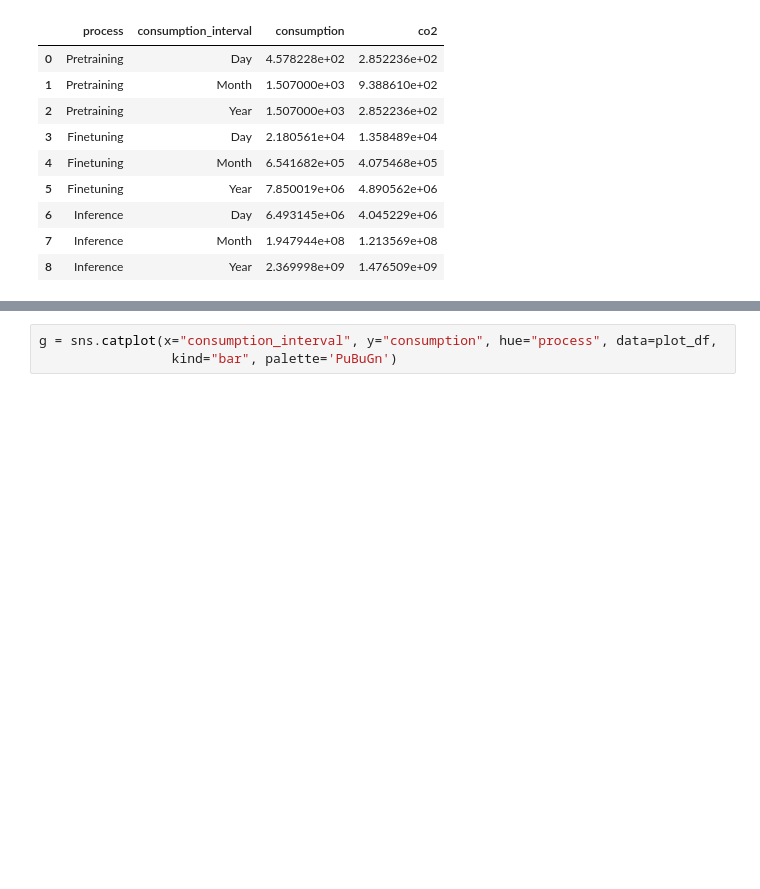
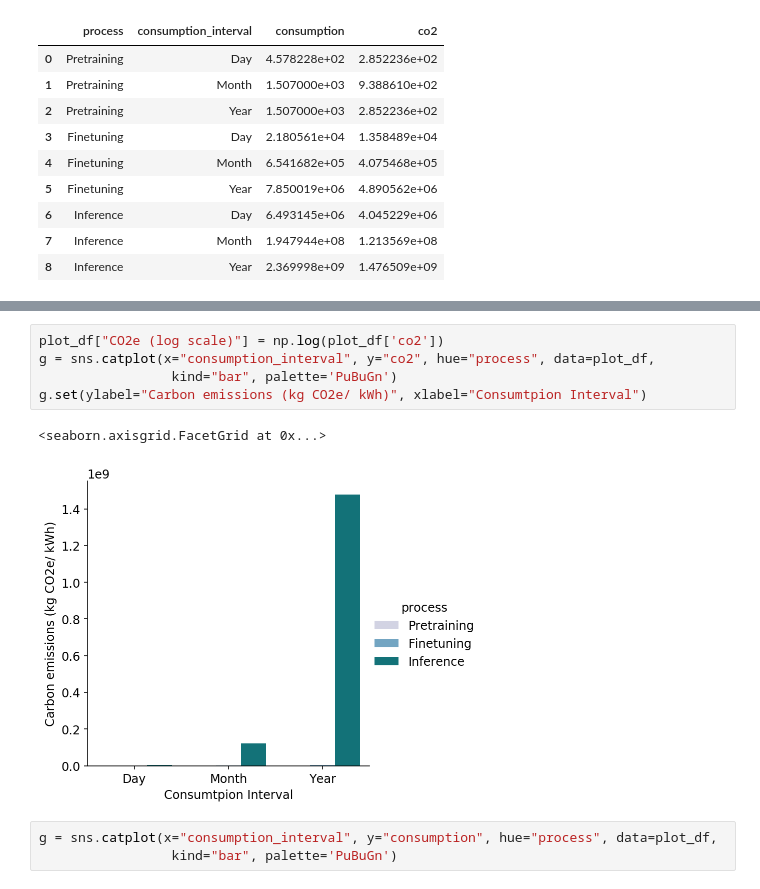
Before and after one commit to MScDissertation/NLP, a Jupyter notebook: InferencePowerMonitor.ipynb, the cells around one changed output, grey strips where cells are left out. Cells and saved outputs as stored; diff of their text form; blank space fills up the shorter version.

```diff
--- a/InferencePowerMonitor.ipynb
+++ b/InferencePowerMonitor.ipynb
@@ -207,3 +217,11 @@ g = sns.catplot(x="consumption_interval", y="Consumption (log scale)", hue="proc
+# %%
+plot_df["CO2e (log scale)"] = np.log(plot_df['co2'])
+g = sns.catplot(x="consumption_interval", y="co2", hue="process", data=plot_df,
+                 kind="bar", palette='PuBuGn')
+g.set(ylabel="Carbon emissions (kg CO2e/ kWh)", xlabel="Consumtpion Interval")
+# %% [output]
+<seaborn.axisgrid.FacetGrid at 0x...>
+[figure, added]
 # %%
 g = sns.catplot(x="consumption_interval", y="consumption", hue="process", data=plot_df,
                  kind="bar", palette='PuBuGn')
```
Also changed, not shown: parts of 2 cells of this notebook, 2 other files.
